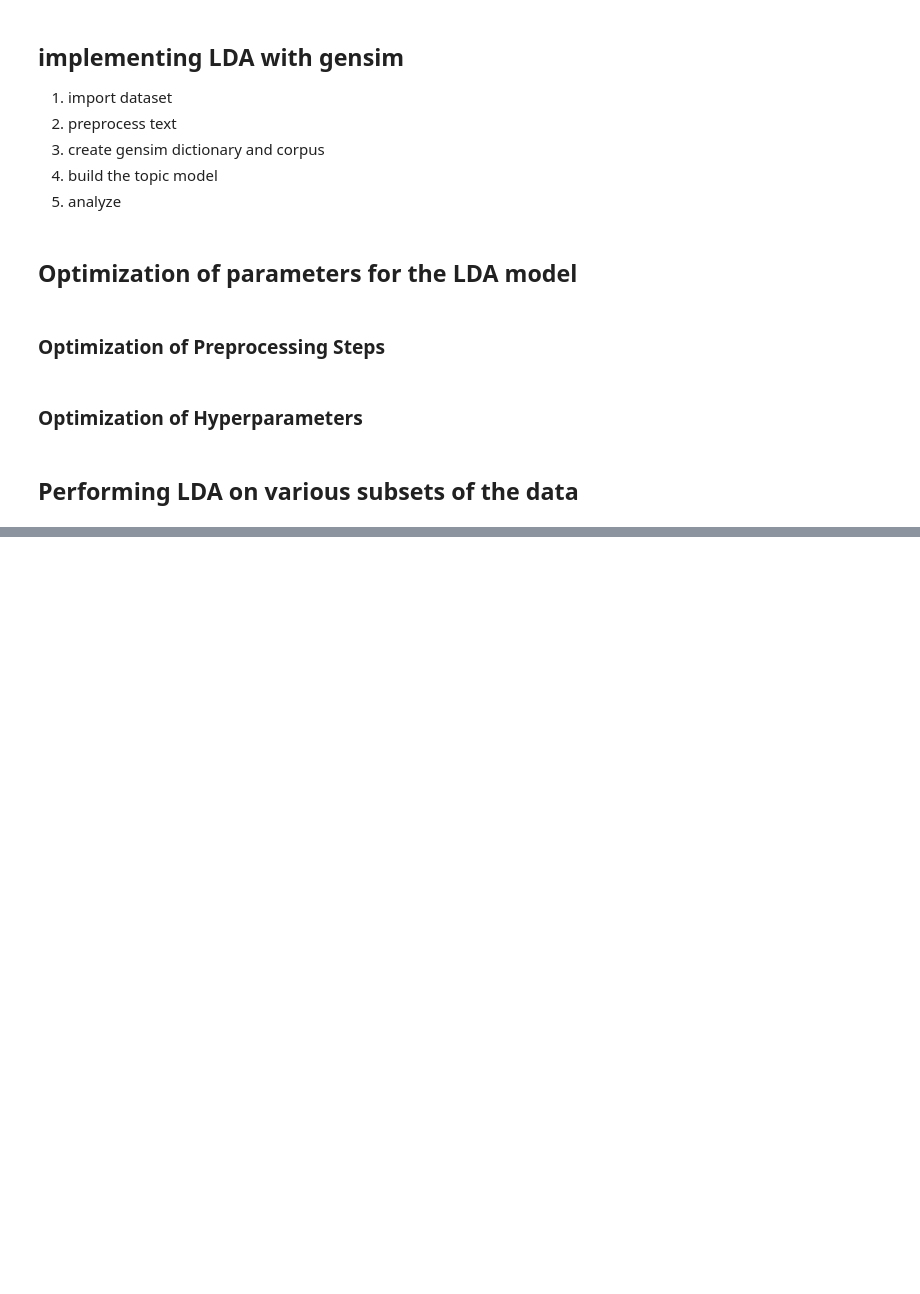
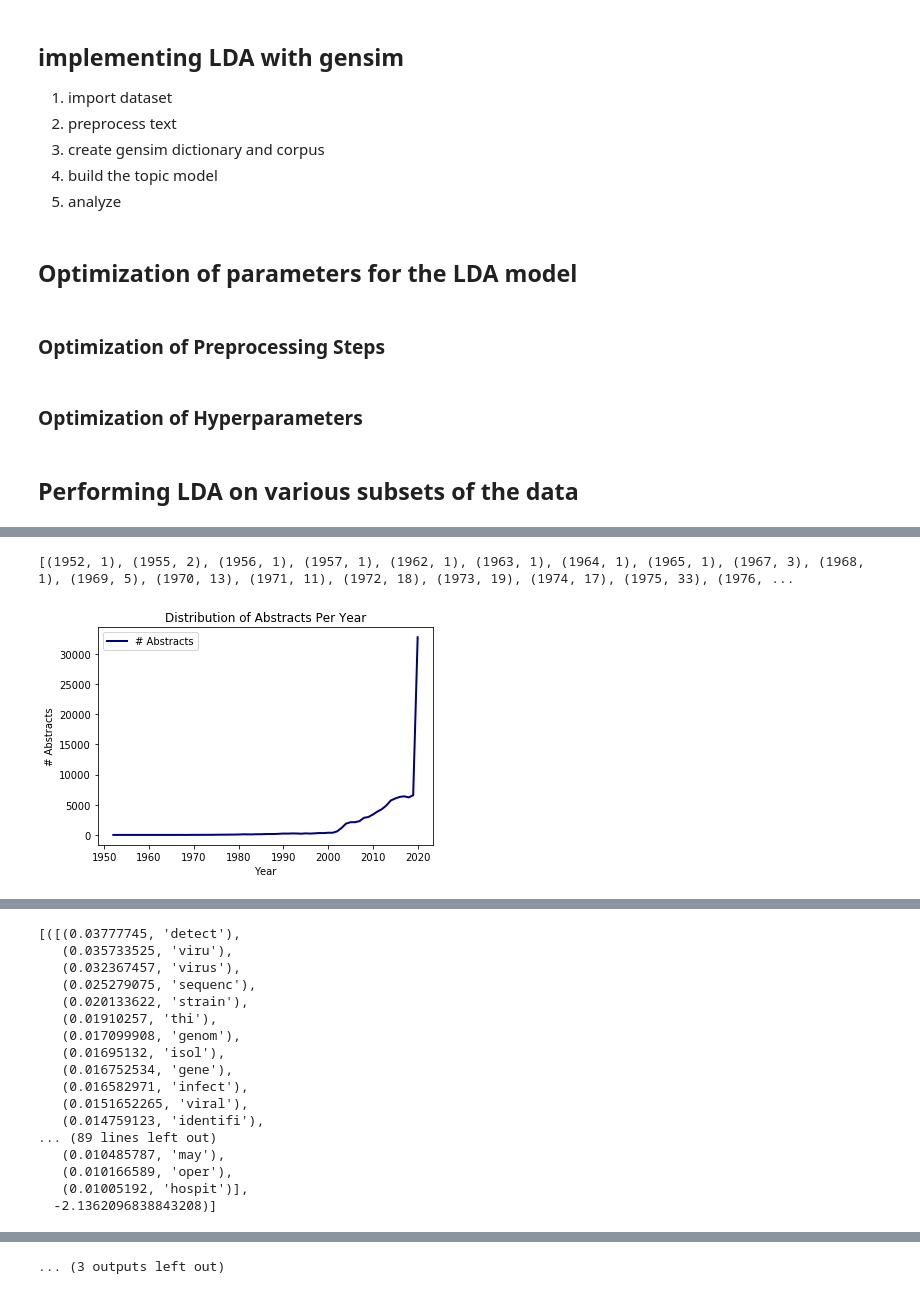
Before and after one commit to greenunknown/cs445-545-ml-group-project, a Jupyter notebook: src/TopicModel.ipynb, the cells around one changed output, grey strips where cells are left out. Cells and saved outputs as stored; diff of their text form; code cells hidden in the pictures; blank space fills up the shorter version.

```diff
--- a/src/TopicModel.ipynb
+++ b/src/TopicModel.ipynb
@@ -775,0 +856,58 @@ lda_model.generate_visual_LDA(path='../bin/LDA/all_lda-vis-data.html', save=True
+# %%
+## Top 5 years
+# (1) IMPORT DATASET
+# Dataset is from https://www.kaggle.com/allen-institute-for-ai/CORD-19-research-challenge?select=metadata.csv
+data = pd.read_csv('../data/metadata.csv', low_memory = False)
+keep_columns = ['publish_time', 'journal', 'abstract']
+
+# Select the relevant columns and rows from the dataset
+data_with_year = data[keep_columns].dropna(subset=['abstract'])
+
+# Get the 5 most common years
+data_with_year = data_with_year.dropna(subset=['publish_time'])
+data_with_year['year'] = data_with_year.apply(lambda row: parser.parse(row.publish_time).year, axis = 1)
+yeardist = nltk.FreqDist(data_with_year.year)
+num_years = len(data_with_year.year.unique())
+logging.info("Running LDA on the top 5 out of " + str(num_years) + " years")
+
+plt.clf()
+plt.title("Distribution of Abstracts Per Year")
+plt.xlabel("Year")
+plt.ylabel("# Abstracts")
+
+sorted_years = sorted([(year, count) for year, count in yeardist.most_common()], key=lambda x: x[0])
+print(sorted_years)
+
+plt.plot([year for (year, count) in sorted_years], [count for (year, count) in sorted_years], color='navy', linewidth=2, label="# Abstracts")
+plt.legend()
+if not os.path.exists('../bin/LDA/'):
+    os.makedirs('../bin/LDA/')
+plt.savefig('../bin/LDA/year-distribution.png')
+plt.show()
+
+
+# Topics from 2010-2020 in steps of 2
+for yr in range(2010, 2021, 2):
+    logging.info("Running LDA on year=" + str(yr))
+    cur_data = data_with_year[data_with_year['year'] == yr].to_numpy()
+
+    # (2) PREPROCESS TEXT
+    lda_model = LDA(corpus=cur_data[:, -2], num_topics=5)
+    lda_model.preprocess()
+
+    # (3) PROCESS TEXT
+    # (3.1) CREATE THE DICTIONARY AND BAG-OF-WORDS REPRESENTATION OF THE CORPUS
+    lda_model.generate_dict()
+    lda_model.generate_bow()
+
+    # (3.2) BUILD THE TOPIC MODEL
+    lda_model.train()
+    lda_model.save_model(path='../bin/LDA/' + str(yr) + '_model.gensim')
+    lda_model.get_document_topics()
+    lda_model.get_coherence()
+    lda_model.get_perplexity()
+
+    # (4) ANALYZE THE DATA
+    lda_model.print_topics()
+    lda_model.save_visual(path='../bin/LDA/' + str(yr) + '_lda-vis-data.html')
+# %% [output]
@@ -775,0 +915,2 @@ lda_model.generate_visual_LDA(path='../bin/LDA/all_lda-vis-data.html', save=True
+[(1952, 1), (1955, 2), (1956, 1), (1957, 1), (1962, 1), (1963, 1), (1964, 1), (1965, 1), (1967, 3), (1968, 1), (1969, 5), (1970, 13), (1971, 11), (1972, 18), (1973, 19), (1974, 17), (1975, 33), (1976, ...
+[figure, added]
@@ -775,0 +934,17 @@ lda_model.generate_visual_LDA(path='../bin/LDA/all_lda-vis-data.html', save=True
+[([(0.03777745, 'detect'),
+   (0.035733525, 'viru'),
+   (0.032367457, 'virus'),
+   (0.025279075, 'sequenc'),
+   (0.020133622, 'strain'),
+   (0.01910257, 'thi'),
+   (0.017099908, 'genom'),
+   (0.01695132, 'isol'),
+   (0.016752534, 'gene'),
+   (0.016582971, 'infect'),
+   (0.0151652265, 'viral'),
+   (0.014759123, 'identifi'),
+... (89 lines left out)
+   (0.010485787, 'may'),
+   (0.010166589, 'oper'),
+   (0.01005192, 'hospit')],
+  -2.1362096838843208)]
@@ -775,0 +1070 @@ lda_model.generate_visual_LDA(path='../bin/LDA/all_lda-vis-data.html', save=True
+... (3 outputs left out)
```
Also changed, not shown: parts of 11 cells of this notebook.
